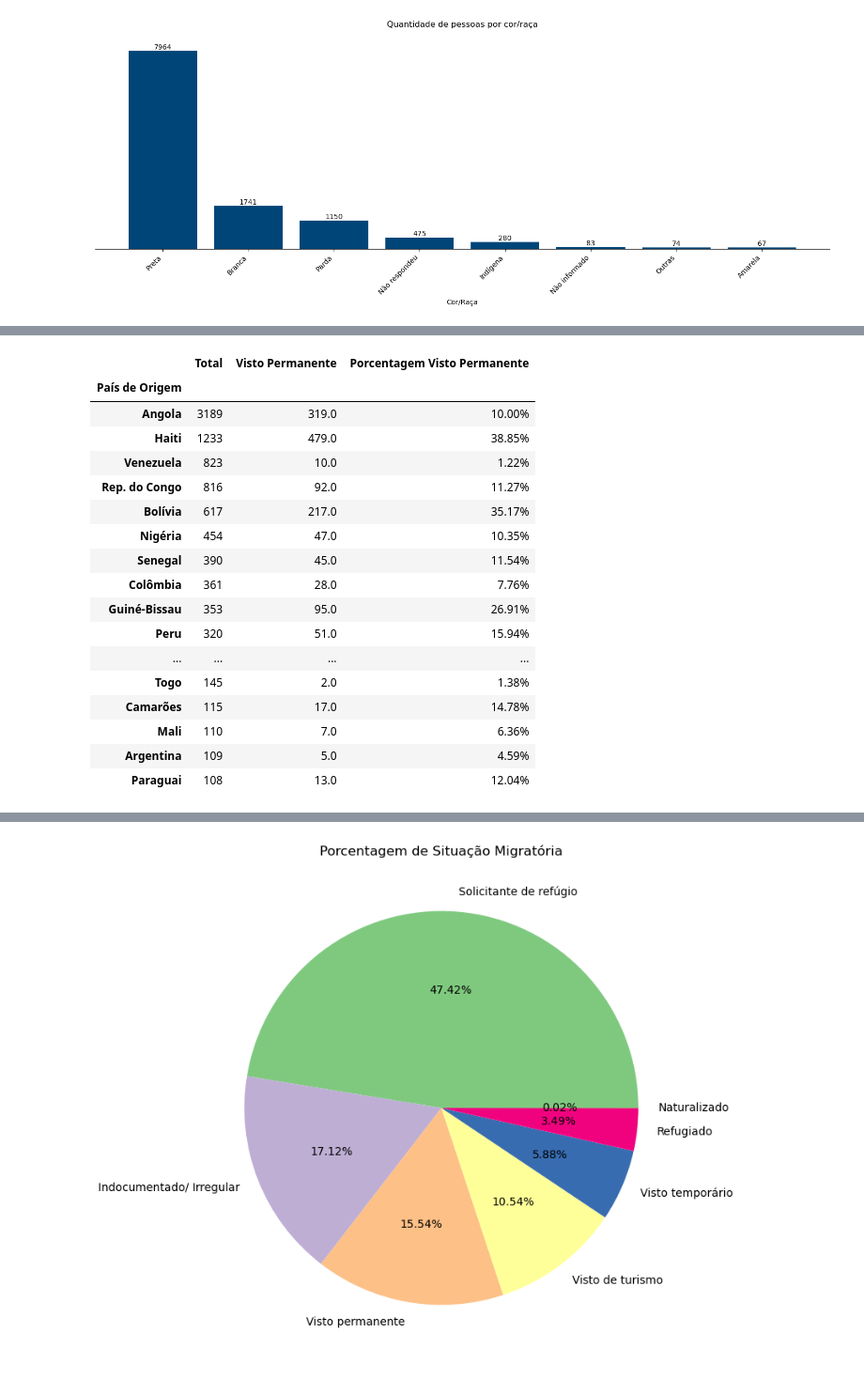
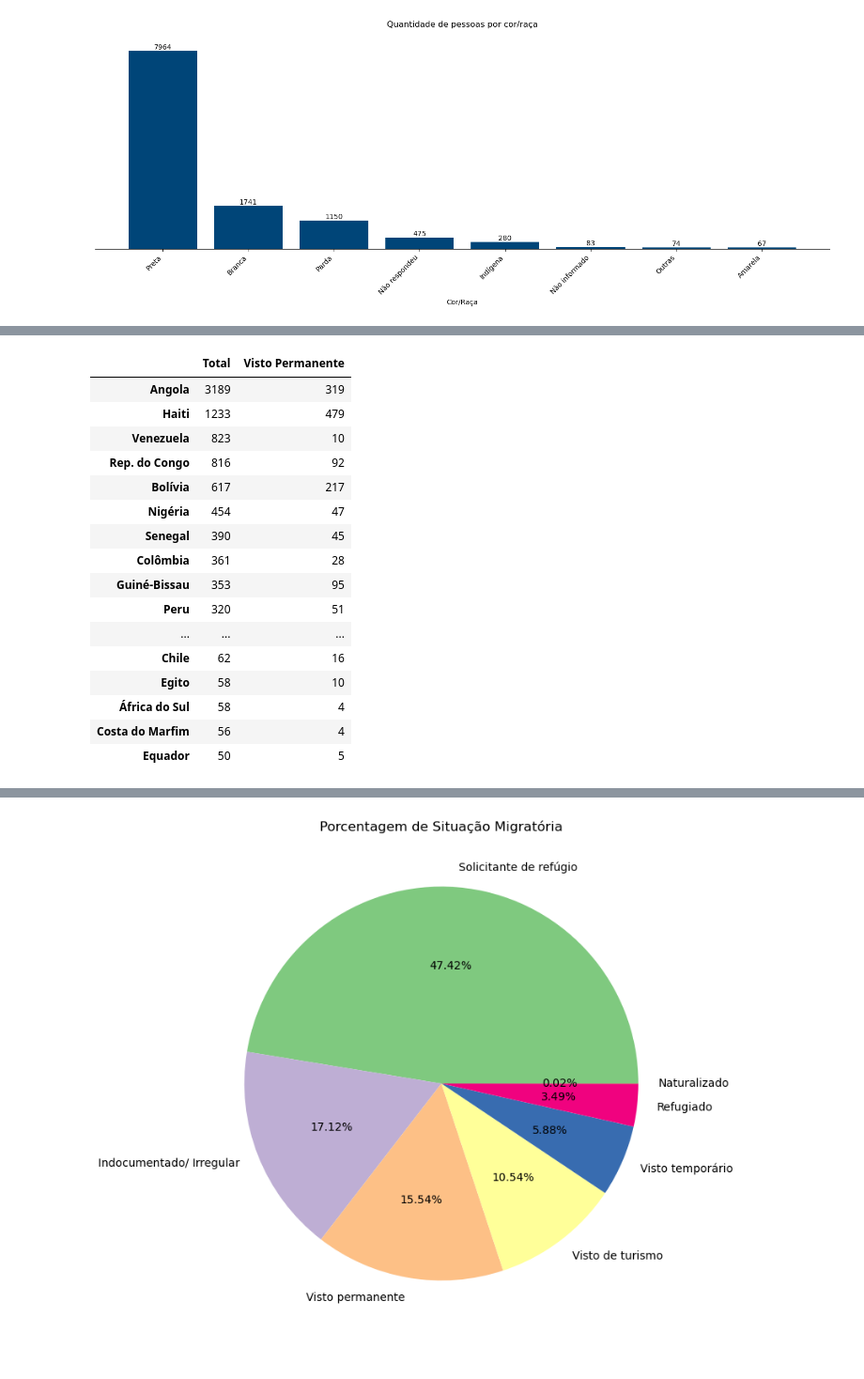
Before and after one commit to VictorHugo11/analise_imigrante, a Jupyter notebook: imigrantes.ipynb, the cells around one changed output, grey strips where cells are left out. Shown at 94% size. Drawn from its saved outputs; the diff is of its cells as text; code cells hidden in the pictures.

```diff
--- a/imigrantes.ipynb
+++ b/imigrantes.ipynb
@@ -338,49 +310,82 @@ tabela_nova2.head(50)
 # %%
-# Contar o número total de imigrantes de cada país
+#contar o número total de imigrantes de cada país
 total_por_pais = tabela_nova2['pais_origem'].value_counts()
 
-# Contar o número de imigrantes com visto permanente para cada país
+#contar o número de imigrantes com visto permanente para cada país
 visto_permanente_por_pais = tabela_nova2[tabela_nova2['situacao_migratoria'] == 'Visto permanente'] \
                                 .groupby('pais_origem')['situacao_migratoria'].count()
 
-# Mesclar os dois DataFrames para incluir países sem visto permanente
+#juntar os dois DataFrames para incluir países sem visto permanente
 resultado = pd.DataFrame({'Total': total_por_pais, 'Visto Permanente': visto_permanente_por_pais}).fillna(0)
 
-# Calcular a porcentagem de imigrantes com visto permanente para cada país
+#porcentagem de imigrantes com visto permanente para cada país
 resultado['Porcentagem Visto Permanente'] = (resultado['Visto Permanente'] / resultado['Total']) * 100
 
-# Arredondar para duas casas decimais
+#arredondar para duas casas decimais
 resultado['Porcentagem Visto Permanente'] = resultado['Porcentagem Visto Permanente'].round(2)
 
-# Ordenar o DataFrame pelo total de imigrantes de cada país, do maior para o menor
+#ordenar o DataFrame pelo total de imigrantes de cada país, do maior para o menor
 resultado_ordenado = resultado.sort_values(by='Total', ascending=False)
 
-# Formatar a coluna 'Porcentagem Visto Permanente' como porcentagens com duas casas decimais
-resultado_ordenado['Porcentagem Visto Permanente'] = resultado_ordenado['Porcentagem Visto Permanente'].map("{:.2f}%".format)
+#renomear os campos do DataFrame
+resultado_ordenado.columns = ['Total', 'Visto Permanente', 'Porcentagem Visto Permanente']
+resultado_ordenado.index.name = None
+resultado_ordenado = resultado_ordenado.rename(index={'República Democrática do Congo': 'Rep. do Congo'})
+resultado_ordenado = resultado_ordenado.rename(index={'República da Guiné': 'Rep. da Guiné'})
 
-resultado_ordenado = resultado_ordenado.rename(index={'República Democrática do Congo': 'Rep. do Congo'})
-# Renomear os campos do DataFrame
-resultado_ordenado.columns = ['Total ', 'Visto Permanente ', 'Porcentagem Visto Permanente']
+#30 primeiros países
+resultado_ordenado_por_total = resultado_ordenado.head(30)
 
-resultado_ordenado.index.name = 'País de Origem'
-# Exibir o DataFrame com os campos renomeados
-display(resultado_ordenado.head(20))
+#corrigir o tipo de dados 'Visto Permanente'
+resultado_ordenado_por_total = resultado_ordenado_por_total.copy()
+resultado_ordenado_por_total['Visto Permanente'] = resultado_ordenado_por_total['Visto Permanente'].astype(int)
+
+#exibir os campos renomeados e ordenados pelo total de imigrantes
+display(resultado_ordenado_por_total[['Total', 'Visto Permanente']])
+
+print('-------------------------------------------------------------------------------------------------------------------')
+
+plt.figure(figsize=(10, 8))
+
+bar_width = 0.6
+
+#barras para o total de imigrantes
+plt.barh(resultado_ordenado_por_total.index, resultado_ordenado_por_total['Total'], height=bar_width, color='#004578', label='Total de Imigrantes')
+
+#as barras para os vistos permanentes
+plt.barh(resultado_ordenado_por_total.index, resultado_ordenado_por_total['Visto Permanente'], height=bar_width, left=resultado_ordenado_por_total['Total'], color='red', label='Vistos Permanentes')
+
+plt.xlabel('Número de Imigrantes')
+plt.ylabel('Países')
+plt.title('Total de Imigrantes e Vistos Permanentes por País (Top 30)')
+plt.legend()
+
+for axis in ['top', 'right']:
+    plt.gca().spines[axis].set_color(None)
+
+plt.gca().spines['bottom'].set_linewidth(1.5)
+plt.gca().spines['left'].set_linewidth(1.5)
+
+#adicionar as porcentagens de visto permanente fora das barras
+for i, pais in enumerate(resultado_ordenado_por_total.index):
+    plt.text(resultado_ordenado_por_total['Total'][pais] + resultado_ordenado_por_total['Visto Permanente'][pais] + 10, i, f'{resultado_ordenado_por_total["Porcentagem Visto Permanente"][pais]}%', va='center', ha='left', color='black')
+
+plt.show()
 # %% [output]
-|  | Total | Visto Permanente | Porcentagem Visto Permanente |
-| País de Origem |  |  |  |
-| Angola | 3189 | 319.0 | 10.00% |
-| Haiti | 1233 | 479.0 | 38.85% |
-| Venezuela | 823 | 10.0 | 1.22% |
-| Rep. do Congo | 816 | 92.0 | 11.27% |
-| Bolívia | 617 | 217.0 | 35.17% |
-| Nigéria | 454 | 47.0 | 10.35% |
-| Senegal | 390 | 45.0 | 11.54% |
-| Colômbia | 361 | 28.0 | 7.76% |
-| Guiné-Bissau | 353 | 95.0 | 26.91% |
-| Peru | 320 | 51.0 | 15.94% |
-| ... | ... | ... | ... |
-| Togo | 145 | 2.0 | 1.38% |
-| Camarões | 115 | 17.0 | 14.78% |
-| Mali | 110 | 7.0 | 6.36% |
-| Argentina | 109 | 5.0 | 4.59% |
-| Paraguai | 108 | 13.0 | 12.04% |
+|  | Total | Visto Permanente |
+| Angola | 3189 | 319 |
+| Haiti | 1233 | 479 |
+| Venezuela | 823 | 10 |
+| Rep. do Congo | 816 | 92 |
+| Bolívia | 617 | 217 |
+| Nigéria | 454 | 47 |
+| Senegal | 390 | 45 |
+| Colômbia | 361 | 28 |
+| Guiné-Bissau | 353 | 95 |
+| Peru | 320 | 51 |
+| ... | ... | ... |
+| Chile | 62 | 16 |
+| Egito | 58 | 10 |
+| África do Sul | 58 | 4 |
+| Costa do Marfim | 56 | 4 |
+| Equador | 50 | 5 |
```
Also changed, not shown: parts of 10 cells of this notebook.
